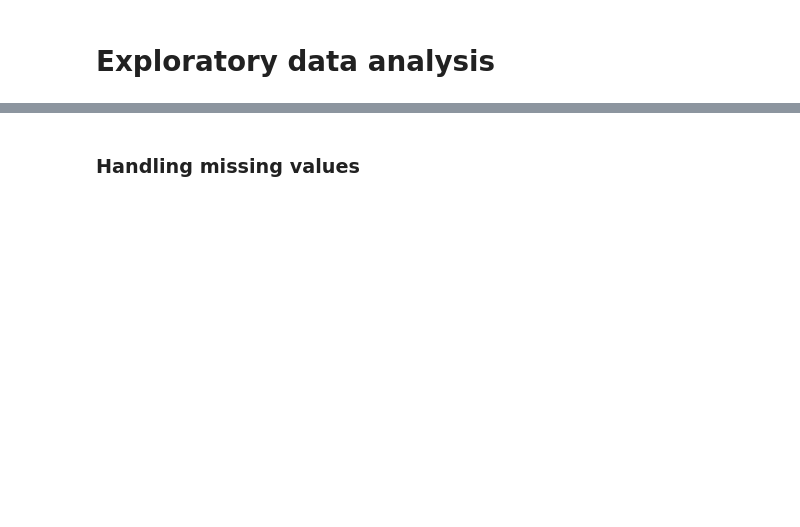
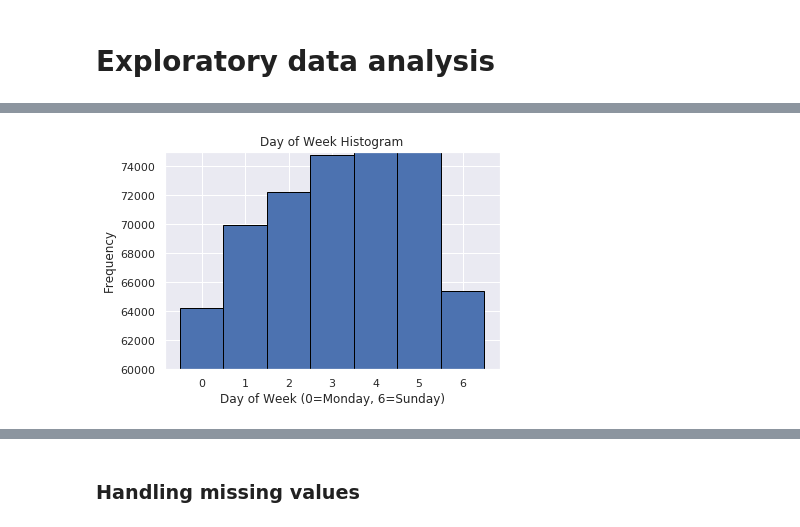
Before and after one commit to Rezwanul-Haque/neural_network_projects, a Jupyter notebook: taxi_fares_problem/taxi_fares_prediction/taxi_fares_prediction.ipynb, the cells around one changed output, grey strips where cells are left out. Drawn from its saved outputs; the diff is of its cells as text; code cells hidden in the pictures; blank space fills up the shorter version.

```diff
--- a/taxi_fares_problem/taxi_fares_prediction/taxi_fares_prediction.ipynb
+++ b/taxi_fares_problem/taxi_fares_prediction/taxi_fares_prediction.ipynb
@@ -131,0 +136,21 @@ Therefore, BloodPressure and SkinThickness are poorer predictors for diabetes.
+# %%
+# How the number of rides varies by day and hour
+# pickup_datetime column contains multiple data like year, month, day, day_of_week, hour
+df['year'] = df['pickup_datetime'].dt.year
+df['month'] = df['pickup_datetime'].dt.month
+df['day'] = df['pickup_datetime'].dt.day
+df['day_of_week'] = df['pickup_datetime'].dt.dayofweek
+df['hour'] = df['pickup_datetime'].dt.hour
+# %%
+df['day_of_week'].plot.hist(bins=np.arange(8)-0.5, ec='black', ylim=(60000, 75000))
+plt.xlabel('Day of Week (0=Monday, 6=Sunday)')
+plt.title('Day of Week Histogram')
+plt.show()
+
+## Insight:
+# Interestingly, we can see that the number of rides is not evenly distributed
+# across each weekday. Instead, the number of rides increases linearly from
+# Monday through Friday, and peaking on Friday, Staturday. The weekends the
+# number of rides falling sharply on Sunday
+# %% [output]
+[figure, added]
```
Also changed, not shown: parts of 38 cells of this notebook, 2 other files.
